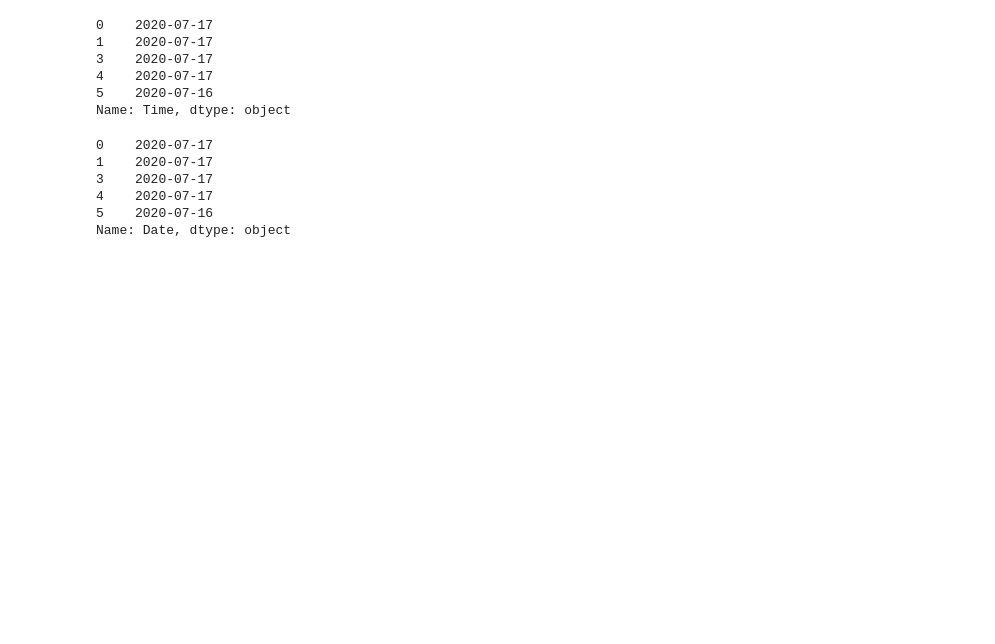
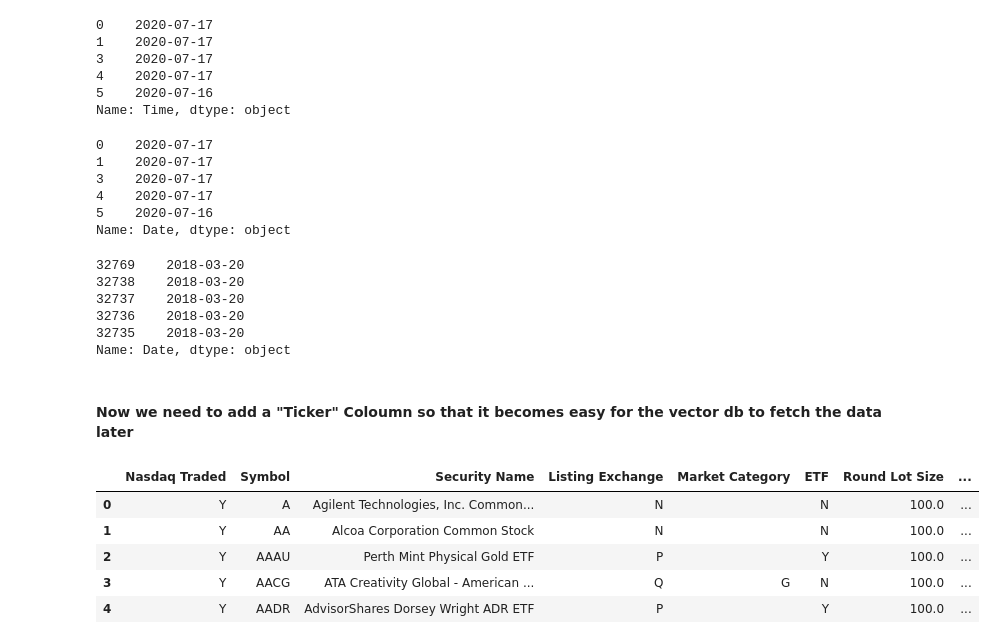
Before and after one commit to Mildsauce9/Stock-data-retrieval, a Jupyter notebook: load_news.ipynb, the cells around one changed output. Saved outputs shown, nothing was run; the diff lists cells and outputs as text; code cells hidden in the pictures; blank space fills up the shorter version.

Commit message:
some more data analysis

```diff
--- a/load_news.ipynb
+++ b/load_news.ipynb
@@ -31,6 +44,8 @@ Path to dataset files: C:\Users\cyber\.cache\kagglehub\datasets\notlucasp\financ
 df_cnbc = pd.read_csv(path + "/cnbc_headlines.csv")
 df_gaurdian = pd.read_csv(path + "/guardian_headlines.csv")
 df_reuters = pd.read_csv(path + "/reuters_headlines.csv")
+# %%
+df_symbols_valid = pd.read_csv("C:/Users/cyber/.cache/kagglehub/datasets/jacksoncrow/stock-market-dataset/versions/2/symbols_valid_meta.csv")
 # %%
 print(df_cnbc.describe())
 print(df_gaurdian.describe())
@@ -284,0 +306,20 @@ df_gaurdian['Date'] = df_gaurdian['Date'].dt.strftime('%Y-%m-%d')
+# %%
+df_reuters['Date'].head(5)
+# %% [output]
+32769    2018-03-20
+32738    2018-03-20
+32737    2018-03-20
+32736    2018-03-20
+32735    2018-03-20
+Name: Date, dtype: object
+# %% [markdown]
+<h4> Now we need to add a "Ticker" Coloumn so that it becomes easy for the vector db to fetch the data later</h4>
+# %%
+df_symbols_valid.head(5)
+# %% [output]
+|  | Nasdaq Traded | Symbol | Security Name | Listing Exchange | Market Category | ETF | Round Lot Size | ... |
+| 0 | Y | A | Agilent Technologies, Inc. Common... | N |  | N | 100.0 | ... |
+| 1 | Y | AA | Alcoa Corporation Common Stock | N |  | N | 100.0 | ... |
+| 2 | Y | AAAU | Perth Mint Physical Gold ETF | P |  | Y | 100.0 | ... |
+| 3 | Y | AACG | ATA Creativity Global - American ... | Q | G | N | 100.0 | ... |
+| 4 | Y | AADR | AdvisorShares Dorsey Wright ADR ETF | P |  | Y | 100.0 | ... |
```
Also changed, not shown: parts of 13 cells of this notebook.
